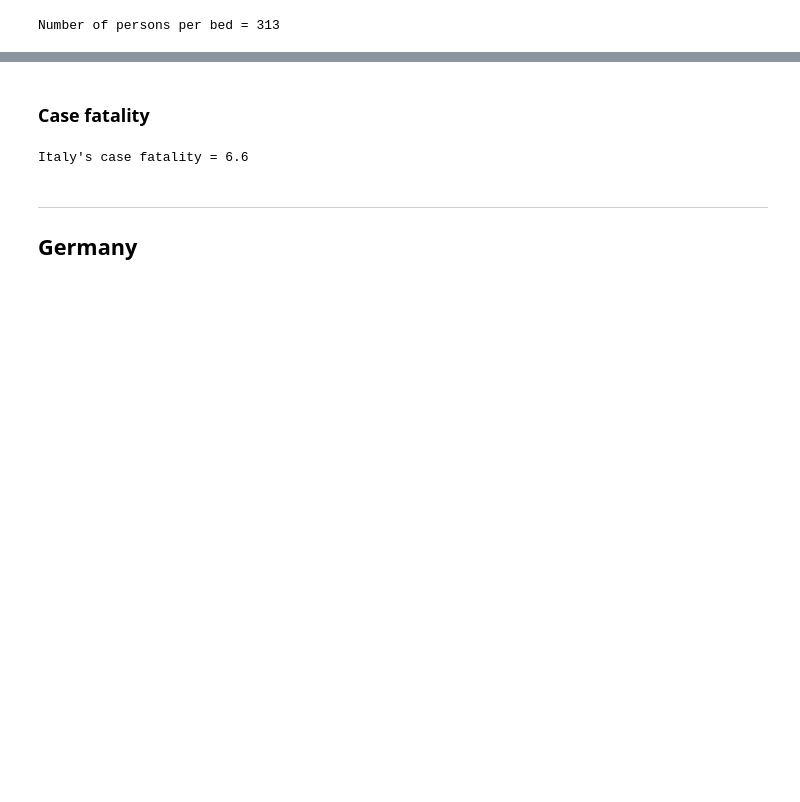
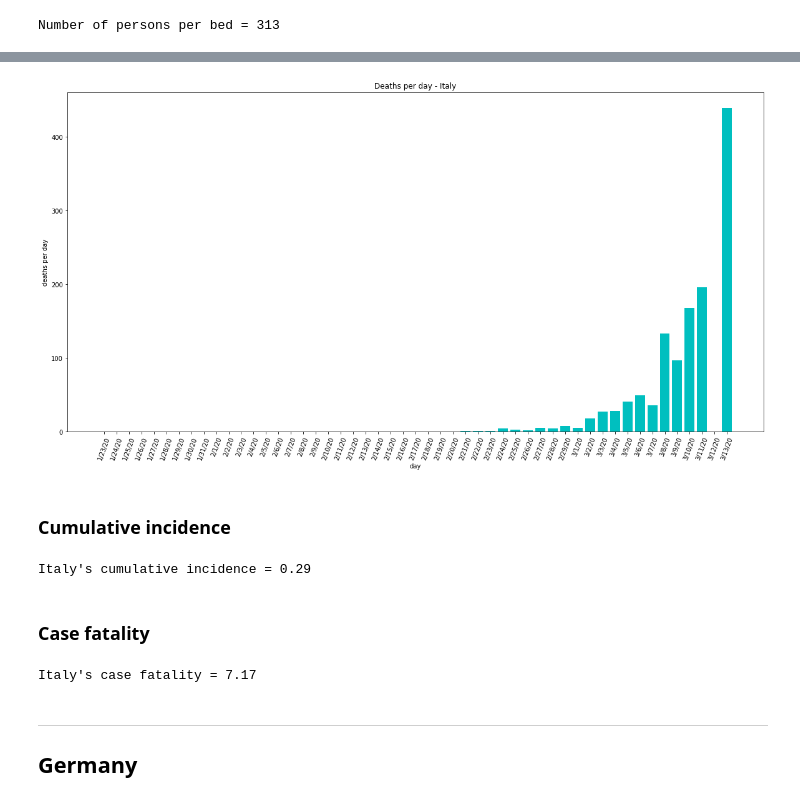
Before and after one commit to luigiselmi/datascience, a Jupyter notebook: python/covid19-monitoring-notebook.ipynb, the cells around one changed output, grey strips where cells are left out. Drawn from its saved outputs; the diff is of its cells as text; code cells hidden in the pictures; blank space fills up the shorter version.

```diff
--- a/python/covid19-monitoring-notebook.ipynb
+++ b/python/covid19-monitoring-notebook.ipynb
@@ -99,0 +122,5 @@ plt.show(plot_deaths_per_day_italy)
+# %%
+deaths_dataset_it = deaths_dataset[deaths_dataset['Country/Region'] == 'Italy']
+deaths_dataset_values_it = [death for death in deaths_dataset_it.values[0][4:]]
+deaths_it = pd.Series(deaths_dataset_values_it, index=dates_index)
+deaths_it['2020-03-05':]
@@ -99,0 +141,4 @@ plt.show(plot_deaths_per_day_italy)
+# %%
+deaths_per_day_array_it = [deaths_it[d++1] - deaths_it[d] for d in range(dates_index.size - 1)]
+deaths_per_day_it = pd.Series(deaths_per_day_array_it, index=dates_index[1:])
+deaths_per_day_it['2020-03-05':]
@@ -100,12 +156,28 @@ plt.show(plot_deaths_per_day_italy)
+# %%
+plt.title("Deaths per day - Italy")
+plt.xlabel("day")
+plt.ylabel("deaths per day");
+plt.xticks(rotation=70)
+plot_deaths_per_day_it = plt.bar(dates_array[1:], deaths_per_day_array_it, color='c')
+plt.show()
+# %% [output]
+[figure, added]
+# %% [markdown]
+### Cumulative incidence
+# %%
+cumulative_incidence_it = ( confirmed_infections_it.last('1D') / population_it) * 1000
+print("Italy's cumulative incidence = %.2f"%cumulative_incidence_it)
+# %% [output]
+Italy's cumulative incidence = 0.29
 # %% [markdown]
 ### Case fatality
 # %%
-infections_italy = confirmed_infections_italy.values[days.size - 1]
-deaths_italy = cumulative_deaths_italy.values[days.size - 1];
+infections_italy = confirmed_infections_it.last('1D')
+deaths_italy = deaths_it.last('1D')
 case_fatality_italy = (deaths_italy / infections_italy) * 100
-print("Italy's case fatality = %.1f"%case_fatality_italy)
+print("Italy's case fatality = %.2f"%case_fatality_italy)
 # %% [output]
-Italy's case fatality = 6.6
+Italy's case fatality = 7.17
 # %% [markdown]
 ***
 ## Germany
```
Also changed, not shown: parts of 98 cells of this notebook.
